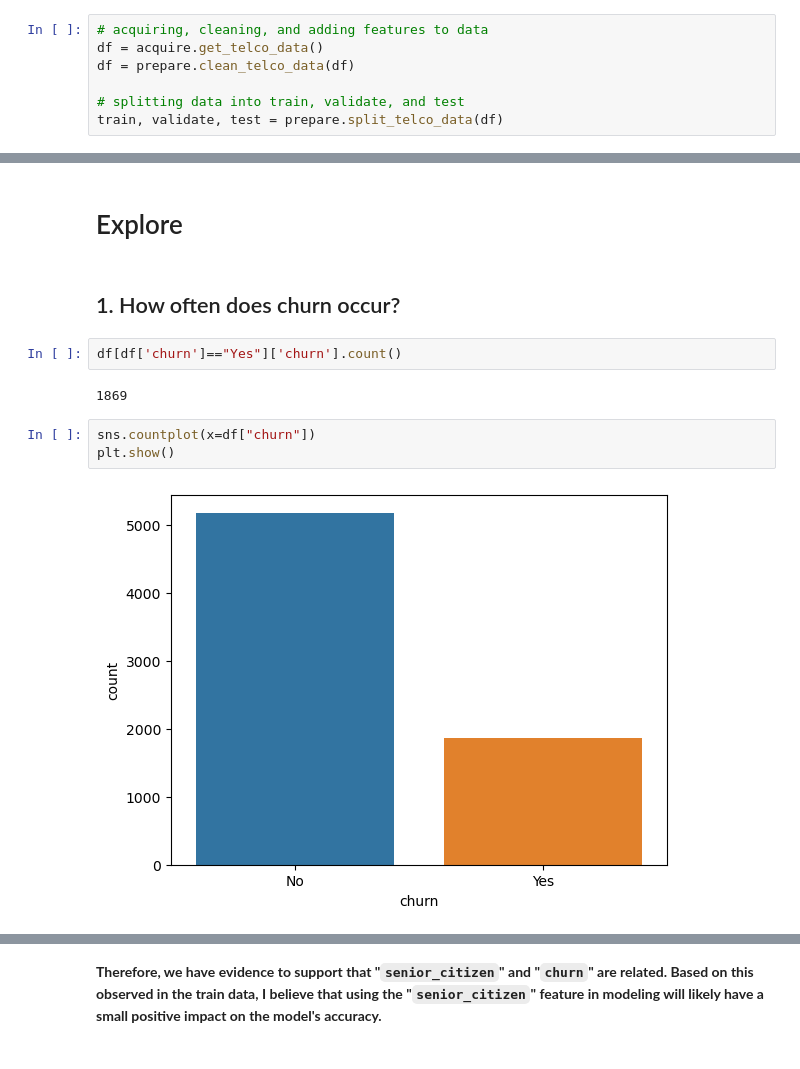
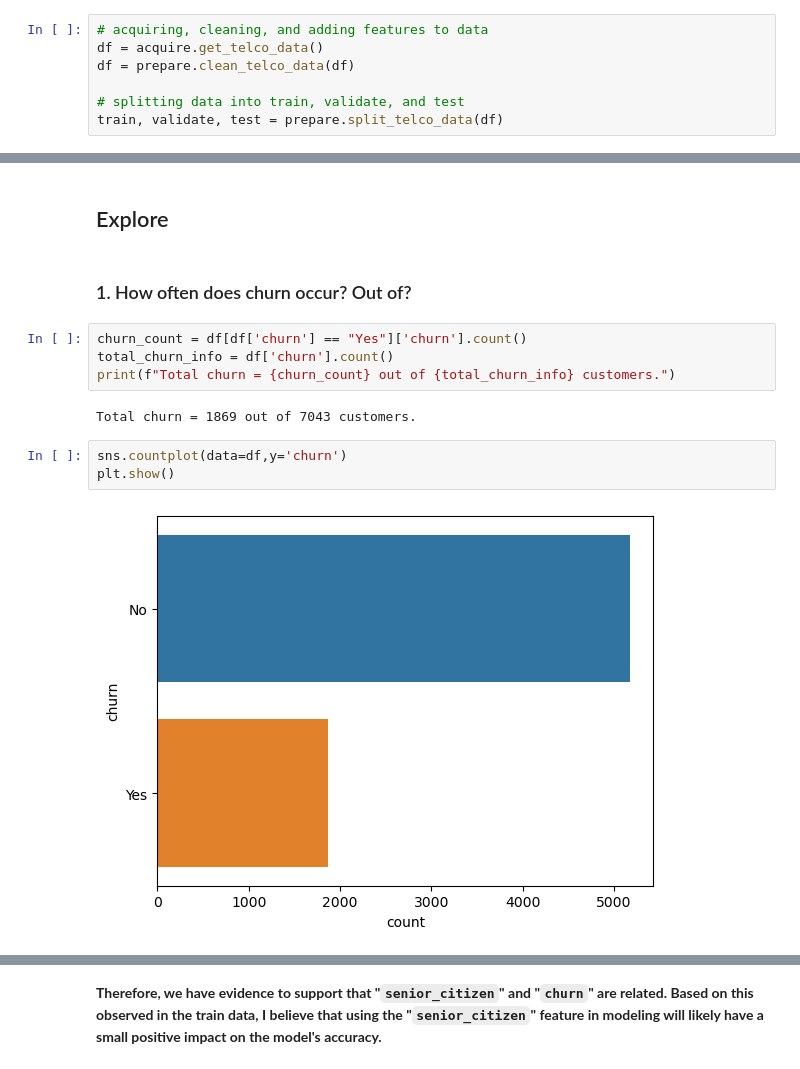
Before and after one commit to manuelparra1/project-classification-telco, a Jupyter notebook: final_report.ipynb, the cells around one changed output, grey strips where cells are left out. Cells and saved outputs as stored; diff of their text form.

```diff
--- a/final_report.ipynb
+++ b/final_report.ipynb
@@ -118,15 +141,17 @@ train.describe()
 | max | 1.000000 | 72.000000 | 118.750000 | 84050.000000 | 1.000000 | 1.000000 | ... |
 8 rows × 31 columns
 # %% [markdown]
-# Explore
+## Explore
 # %% [markdown]
-## 1. How often does churn occur?
+### 1. How often does churn occur? Out of?
-# %%
-df[df['churn']=="Yes"]['churn'].count()
-# %% [output]
-1869
+# %%
+churn_count = df[df['churn'] == "Yes"]['churn'].count()
+total_churn_info = df['churn'].count()
+print(f"Total churn = {churn_count} out of {total_churn_info} customers.")
+# %% [output]
+Total churn = 1869 out of 7043 customers.
 # %%
-sns.countplot(x=df["churn"])
+sns.countplot(data=df,y='churn')
 plt.show()
 # %% [output]
-[figure, old version]
+[figure, new version]
```
Also changed, not shown: parts of 85 cells of this notebook, 6 other files.
